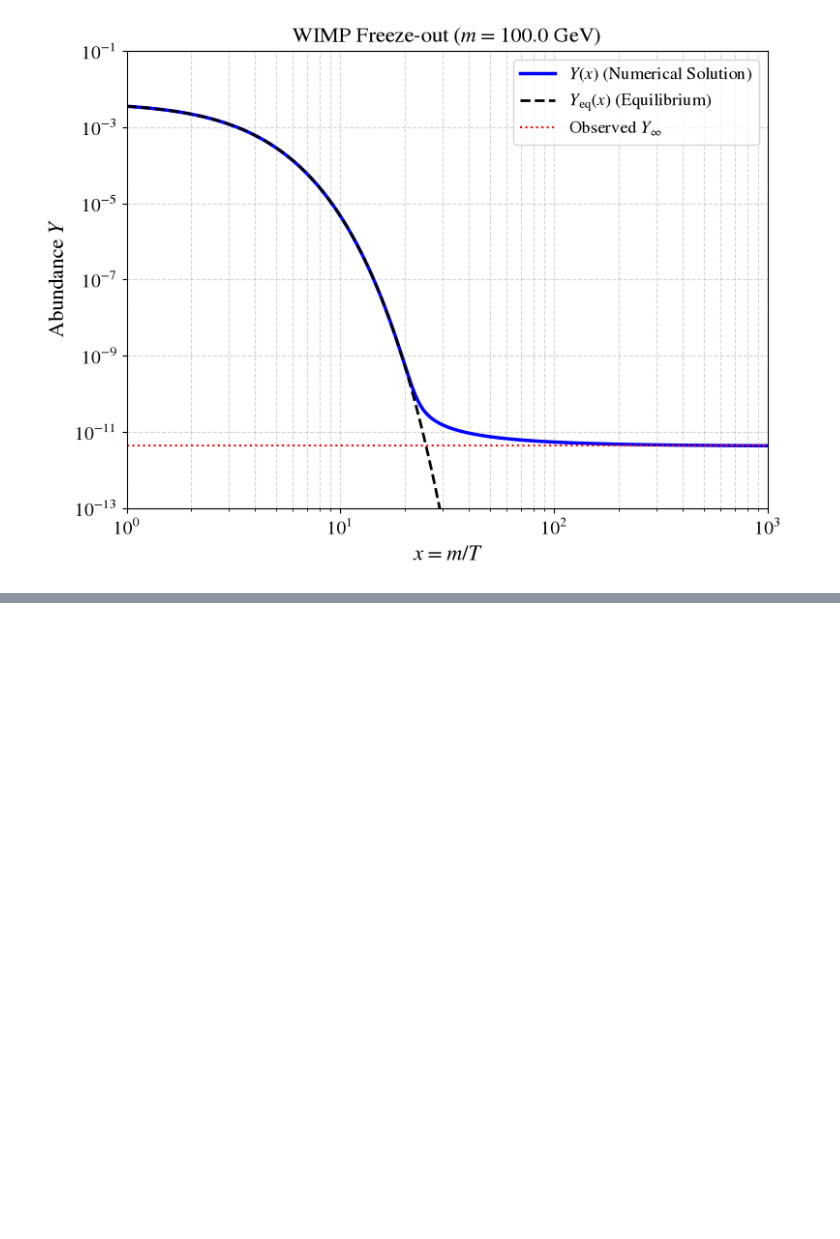
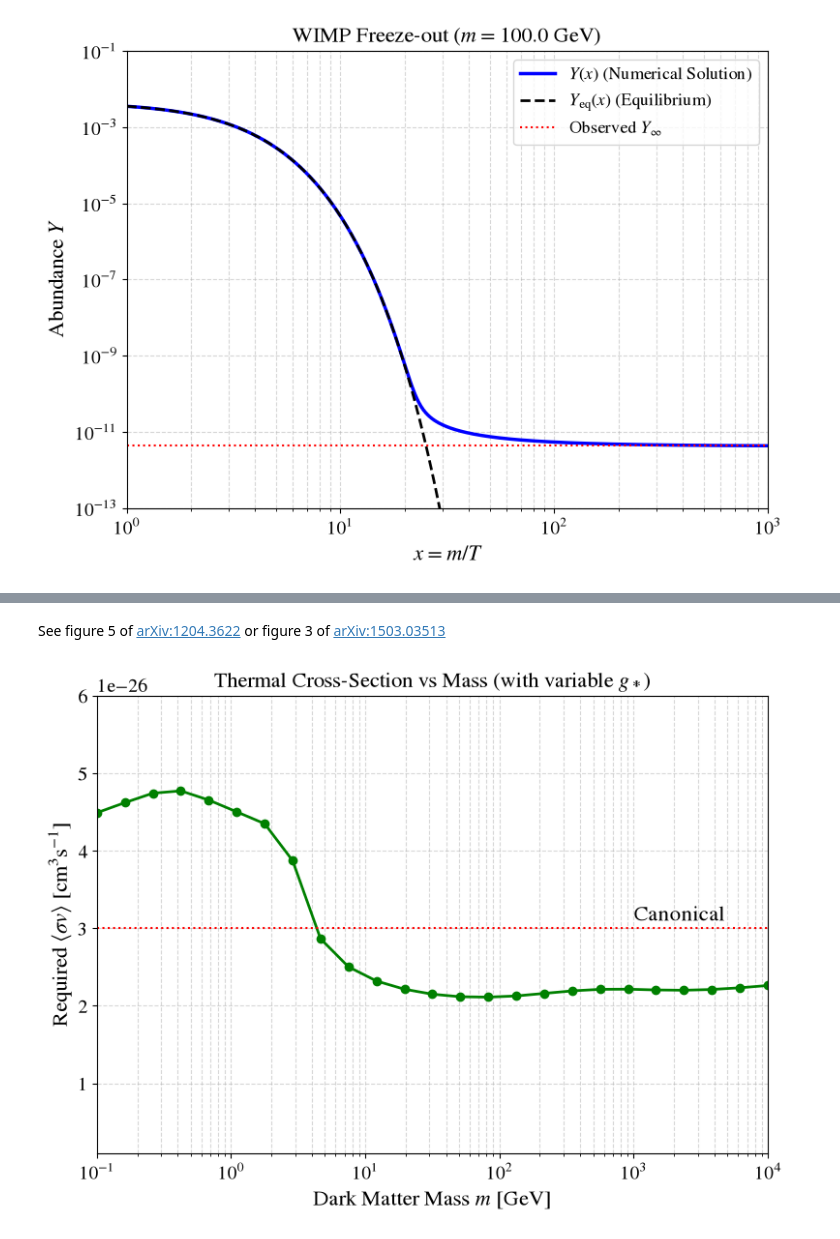
Before and after one commit to restrepo/WIMP, a Jupyter notebook: WIMP.ipynb, the cells around one changed output, grey strips where cells are left out. Drawn from its saved outputs; the diff is of its cells as text; code cells hidden in the pictures; blank space fills up the shorter version.

```diff
--- a/WIMP.ipynb
+++ b/WIMP.ipynb
@@ -302,2 +180,0 @@ from scipy import interpolate
-# %%
-g_star_s=interpolate.interp1d(df['T'],df['heff'],kind='linear')
@@ -316,0 +355,31 @@ m
+# %% [markdown]
+See figure 5 of [arXiv:1204.3622](https://arxiv.org/pdf/1204.3622) or figure 3 of [arXiv:1503.03513](https://arxiv.org/pdf/1503.03513)
+# %%
+# ====================================================================
+# EXECUTION 2: Plot <sigma v> vs m (Point 9)
+# ====================================================================
+print("Scanning over masses. This may take ~10-20 seconds...")
+masses = np.logspace(-1, 4, 25)  # Scan from 10 GeV to 10 TeV
+sigmavs_pb = []
+
+for m in masses:
+    req_sv = get_required_sigmav(m)
+    sigmavs_pb.append(req_sv * GeV2_to_cm3s)
+    print(f"Mass: {m:7.1f} GeV  -->  <sigma v>: {req_sv * GeV2_to_cm3s:.2e} cm³ s⁻¹")
+# %%
+plt.figure(figsize=(8, 6))
+plt.plot(masses, sigmavs_pb, 'go-', lw=2, markersize=6)
+plt.xscale('linear')
+plt.xscale('log')
+plt.xlabel(r'Dark Matter Mass $m$ [GeV]', size=16)
+plt.ylabel(r'Required $\langle \sigma v \rangle$ [$\rm{cm}^3\rm{s}^{-1}$]', size=16)
+plt.axhline(3e-26 , color='r', linestyle=':', lw=1.5, label=r'Observed $Y_\infty$')
+plt.title(r'Thermal Cross-Section vs Mass (with variable $g_*$)', size=16)
+plt.grid(True, which="both", ls="--", alpha=0.5)
+plt.ylim(0.1e-26,6e-26)
+plt.xlim(0.1,10000)
+plt.text(1000, 3.1e-26,'Canonical',fontsize=16)
+plt.tight_layout()
+plt.show()
+# %% [output]
+[figure, added]
```
Also changed, not shown: parts of 13 cells of this notebook, 1 other file.
